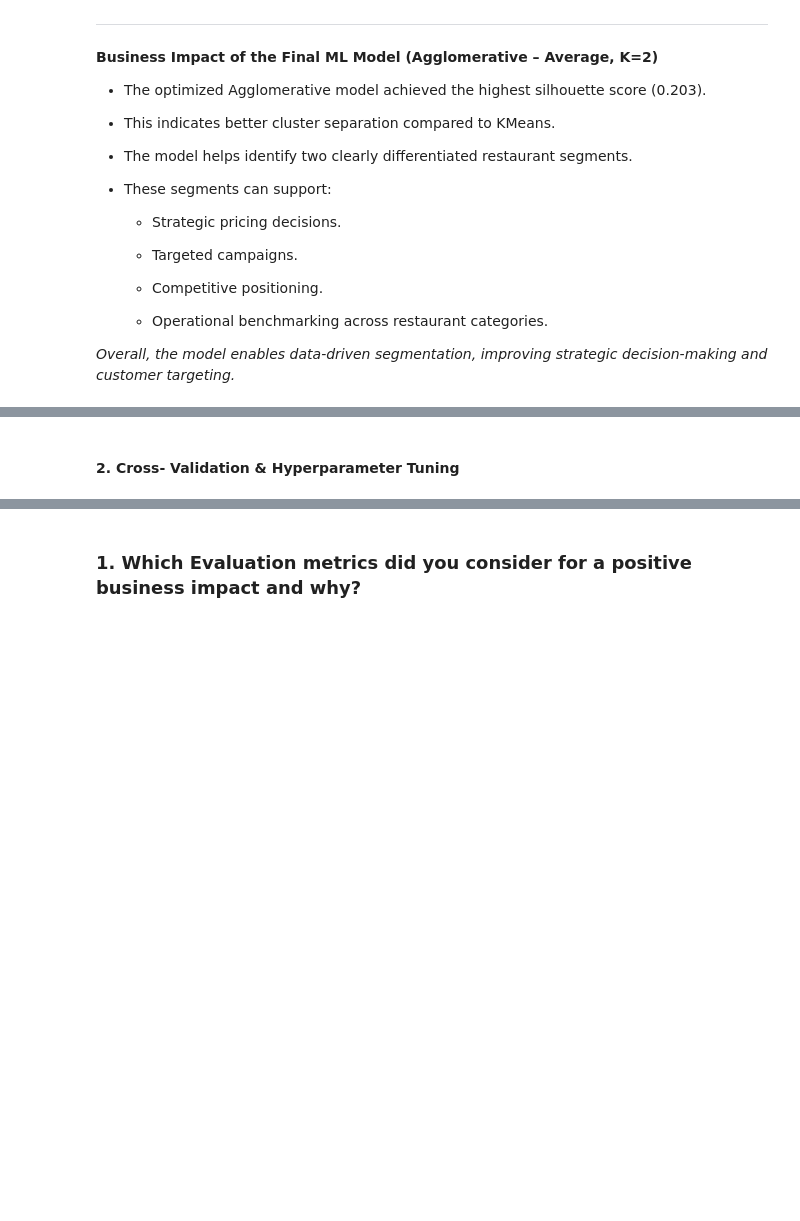
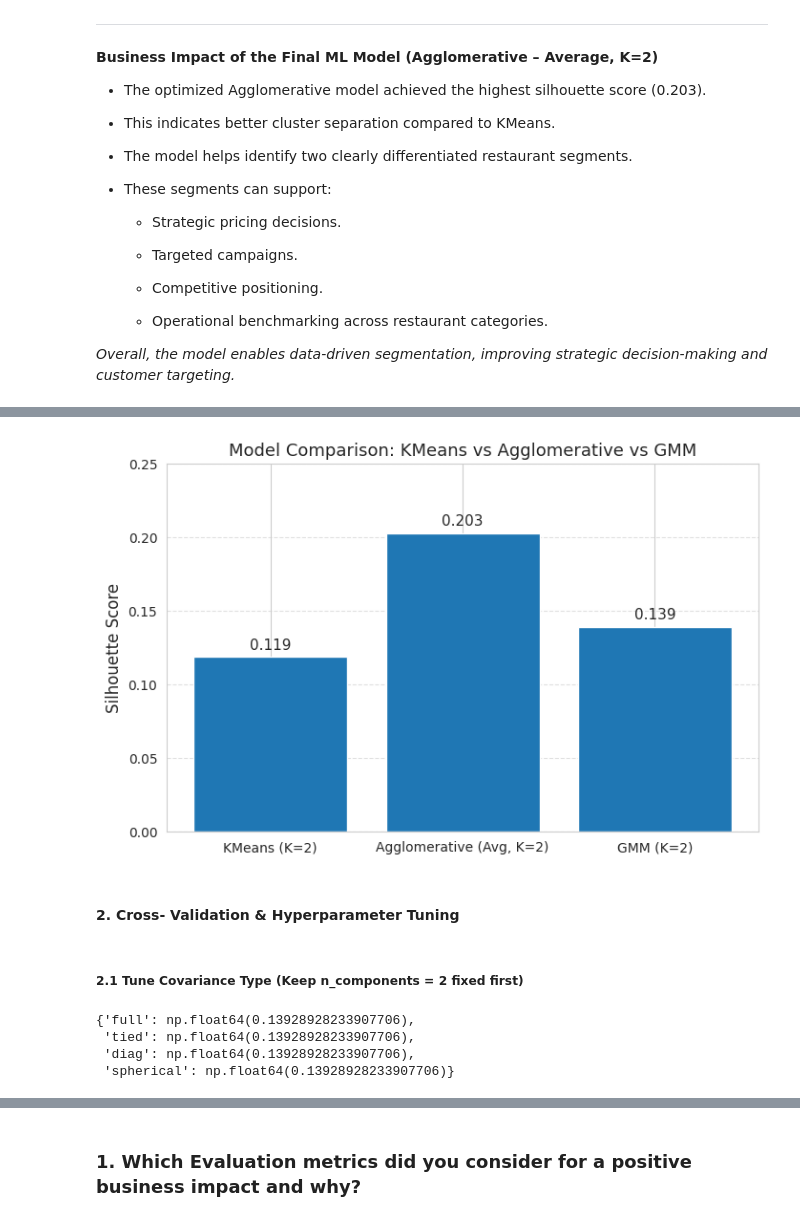
Before and after one commit to Sagarjain93/Machine-Learning-Portfolio, a Jupyter notebook: 03_ML_Practice/Zomato_Restaurant_Clustering/notebook/03_ML_Clustering.ipynb, the cells around one changed output, grey strips where cells are left out. Saved outputs shown, nothing was run; the diff lists cells and outputs as text; code cells hidden in the pictures; blank space fills up the shorter version.

```diff
--- a/03_ML_Practice/Zomato_Restaurant_Clustering/notebook/03_ML_Clustering.ipynb
+++ b/03_ML_Practice/Zomato_Restaurant_Clustering/notebook/03_ML_Clustering.ipynb
@@ -3712,0 +3708,9 @@ plt.show()
+# %%
+# Baseline GMM
+gmm_baseline = GaussianMixture(n_components=2, random_state=42)
+
+gmm_labels = gmm_baseline.fit_predict(X)
+# %%
+gmm_sil_score = silhouette_score(X, gmm_labels)
+
+print("GMM Silhouette Score (K=2):", gmm_sil_score)
@@ -3723,2 +3753,55 @@ plt.show()
+# %%
+# Visualizing evaluation Metric Score chart
+models = [
+    "KMeans (K=2)",
+    "Agglomerative (Avg, K=2)",
+    "GMM (K=2)"
+]
+
+scores = [
+    optimized_sil_score,
+    agglo_final_sil_score,
+    gmm_sil_score
+]
+
+plt.figure(figsize=(8,5))
+
+bars = plt.bar(models, scores)
+
+# Add score labels
+for bar in bars:
+    height = bar.get_height()
+    plt.text(bar.get_x() + bar.get_width()/2,
+             height + 0.005,
+             f"{height:.3f}",
+             ha='center',
+             fontsize=11)
+
+plt.ylabel("Silhouette Score", fontsize=12)
+plt.title("Model Comparison: KMeans vs Agglomerative vs GMM", fontsize=13)
+plt.ylim(0, 0.25)
+plt.grid(axis='y', linestyle='--', alpha=0.6)
+
+plt.show()
+# %% [output]
+[figure, added]
 # %% [markdown]
-#### 2. Cross- Validation & Hyperparameter Tuning
+#### **2. Cross- Validation & Hyperparameter Tuning**
+# %% [markdown]
+##### **2.1 Tune Covariance Type (Keep n_components = 2 fixed first)**
+# %%
+cov_types = ["full", "tied", "diag", "spherical"]
+gmm_cov_scores = {}
+
+for cov in cov_types:
+    model = GaussianMixture(n_components=2, covariance_type=cov, random_state=42)
+    labels = model.fit_predict(X)
+    score = silhouette_score(X, labels)
+    gmm_cov_scores[cov] = score
+
+gmm_cov_scores
+# %% [output]
+{'full': np.float64(0.13928928233907706),
+ 'tied': np.float64(0.13928928233907706),
+ 'diag': np.float64(0.13928928233907706),
+ 'spherical': np.float64(0.13928928233907706)}
```
Also changed, not shown: parts of 27 cells of this notebook.
